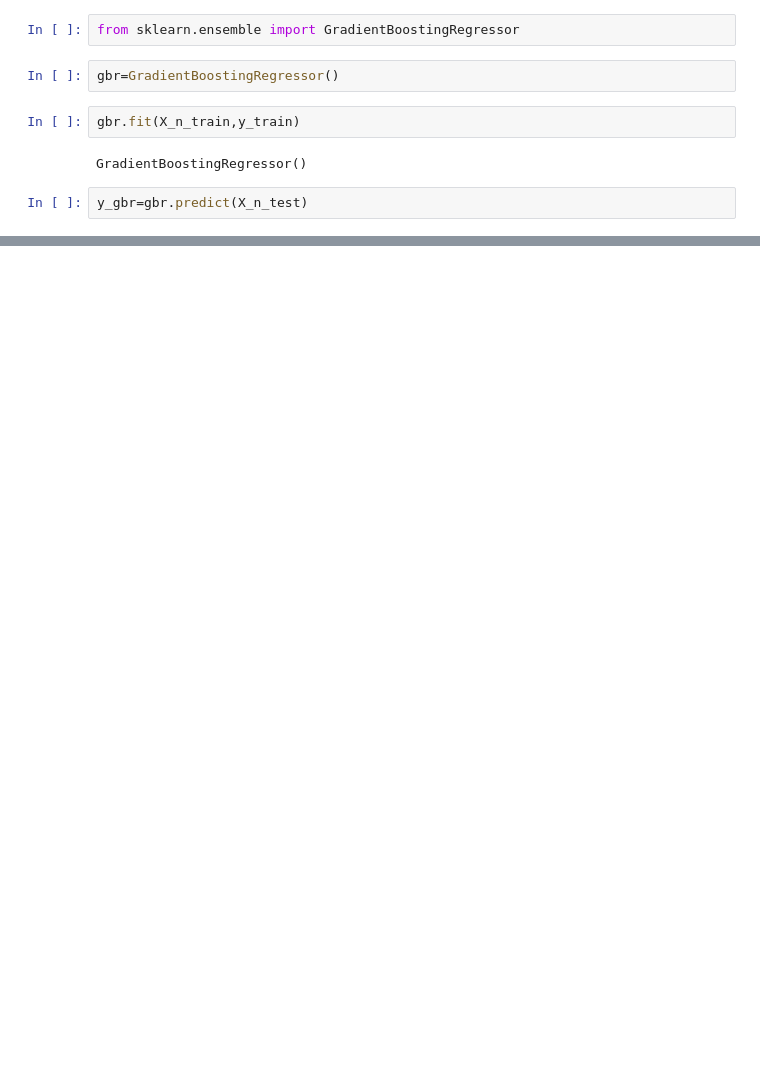
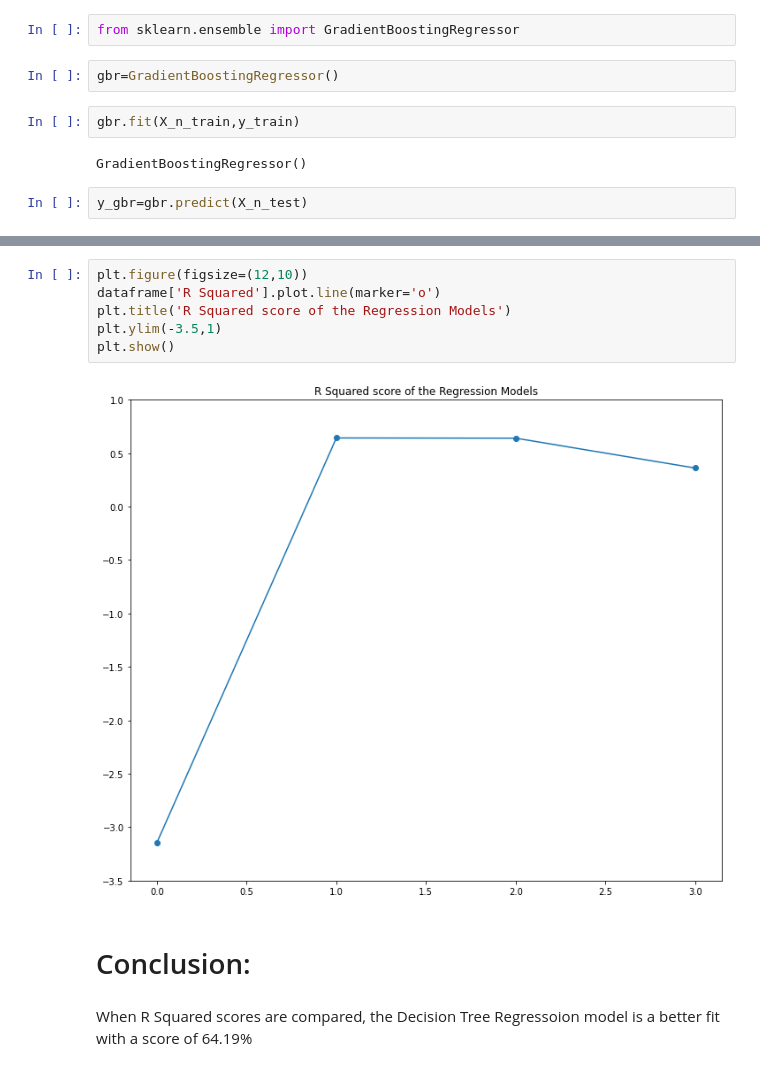
Before and after one commit to smithakishan/projects, a Jupyter notebook: used-car-price-prediction.ipynb, the cells around one changed output, grey strips where cells are left out. Saved outputs shown, nothing was run; the diff lists cells and outputs as text; blank space fills up the shorter version.

```diff
--- a/used-car-price-prediction.ipynb
+++ b/used-car-price-prediction.ipynb
@@ -609,0 +657,12 @@ R Squared =  0.3605166022907331
+# %%
+plt.figure(figsize=(12,10))
+dataframe['R Squared'].plot.line(marker='o')
+plt.title('R Squared score of the Regression Models')
+plt.ylim(-3.5,1)
+plt.show()
+# %% [output]
+[figure, added]
+# %% [markdown]
+# Conclusion:
+# %% [markdown]
+When R Squared scores are compared, the Decision Tree Regressoion model is a better fit with a score of 64.19%
```
Also changed, not shown: parts of 21 cells of this notebook.
